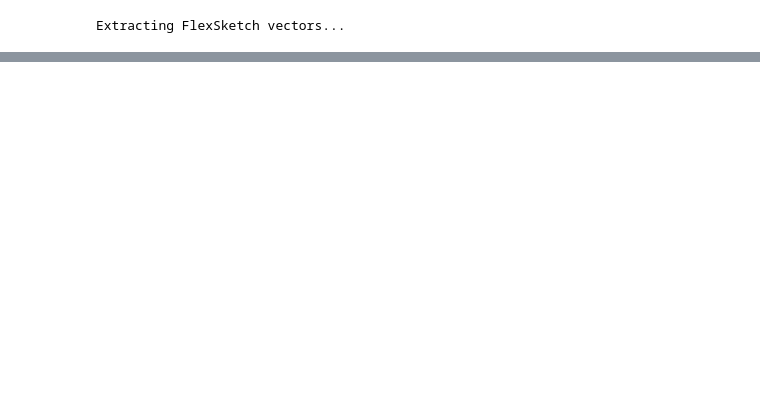
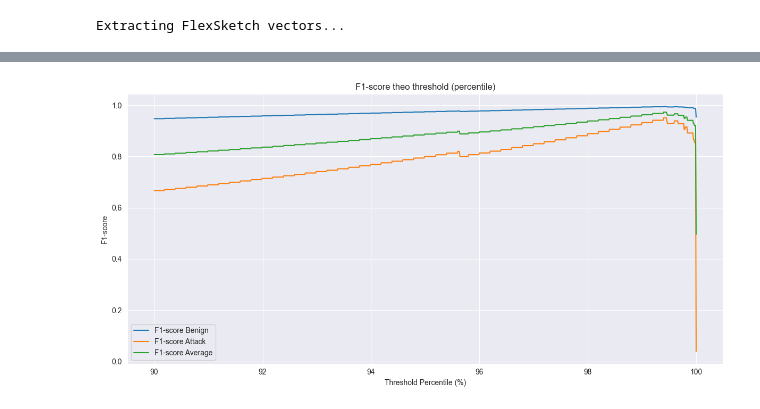
Before and after one commit to AnoTherK-ATK/RT-APT, a Jupyter notebook: src/streamspot/prebuilt-streamspot.ipynb, the cells around one changed output, grey strips where cells are left out. Saved outputs shown, nothing was run; the diff lists cells and outputs as text; code cells hidden in the pictures; blank space fills up the shorter version.

```diff
--- a/src/streamspot/prebuilt-streamspot.ipynb
+++ b/src/streamspot/prebuilt-streamspot.ipynb
@@ -181,0 +189,85 @@ Evaluating...
+# %%
+X = np.array(flex_vectors)
+y = np.array(labels)
+
+print("Splitting benign and attack samples...")
+X_benign = X[y == "benign"]
+X_attack = X[y == "attack"]
+X_attack = rd.choices(X_attack, k=50)
+y_attack = ["attack"] * 50
+
+X = np.concatenate([X_benign, X_attack], axis=0)
+y = ["benign"] * 500 + ["attack"] * 50
+print("Standardizing feature vectors...")
+scaler = StandardScaler()
+X_benign_scaled = scaler.fit_transform(X_benign)
+X_all_scaled = scaler.transform(X)
+
+def min_distance(x):
+    return np.min(np.linalg.norm(kmeans.cluster_centers_ - x, axis=1))
+
+# print("Computing anomaly threshold...")
+
+best = {
+    "f1": 0,
+    "threshold": 0,
+}
+results = []  # lưu toàn bộ kết quả
+for thresh in tqdm(range(0, 1001), desc="Threshold"):
+    # print("Training KMeans on benign samples...")
+    kmeans = KMeans(n_clusters=5, random_state=42)
+    kmeans.fit(X_benign_scaled)
+
+
+
+
+    benign_dists = [min_distance(x) for x in X_benign_scaled]
+    threshold = np.percentile(benign_dists, 90 + (thresh * 0.01))
+
+    # with open("../../model/SPADE/threshold_spade.json", "w") as f:
+    #     json.dump({"threshold": threshold}, f)
+
+    # print("Predicting anomalies...")
+    all_labels = [1 if cls == "attack" else 0 for cls in y]
+    pred_labels = [1 if min_distance(x) > threshold else 0 for x in X_all_scaled]
+
+    # print("Evaluating...")
+
+    report = classification_report(all_labels, pred_labels, target_names=["Benign", "Attack"], output_dict=True)
+    df_report = pd.DataFrame(report).transpose()
+
+    # Filter only Benign, Attack
+    plot_data = df_report.loc[["Benign", "Attack"], ["precision", "recall", "f1-score"]]
+    results.append({
+        "threshold_percentile": 90 + (thresh * 0.01),
+        "threshold_value": threshold,
+        "precision_benign": df_report.loc["Benign", "precision"],
+        "recall_benign": df_report.loc["Benign", "recall"],
+        "f1_benign": df_report.loc["Benign", "f1-score"],
+        "precision_attack": df_report.loc["Attack", "precision"],
+        "recall_attack": df_report.loc["Attack", "recall"],
+        "f1_attack": df_report.loc["Attack", "f1-score"],
+        "f1_average": (df_report.loc["Benign", "f1-score"] + df_report.loc["Attack", "f1-score"]) / 2,
+    })
+
+    if results[-1]["f1_average"] > best["f1"]:
+        best["f1"] = results[-1]["f1_average"]
+        best["threshold"] = 90 + (thresh * 0.01)
+
+
+    # print(plot_data)
+df_results = pd.DataFrame(results)
+plt.figure(figsize=(12, 6))
+plt.plot(df_results["threshold_percentile"], df_results["f1_benign"], label="F1-score Benign")
+plt.plot(df_results["threshold_percentile"], df_results["f1_attack"], label="F1-score Attack")
+plt.plot(df_results["threshold_percentile"], df_results["f1_average"], label="F1-score Average")
+plt.xlabel("Threshold Percentile (%)")
+plt.ylabel("F1-score")
+plt.title("F1-score theo threshold (percentile)")
+plt.grid(True, linestyle="-", alpha=1)
+plt.legend()
+plt.tight_layout()
+plt.show()
+
+print(best)
+# %% [output]
@@ -181,0 +276 @@ Evaluating...
+[figure, added]
```
Also changed, not shown: parts of 3 cells of this notebook, 6 other files.
